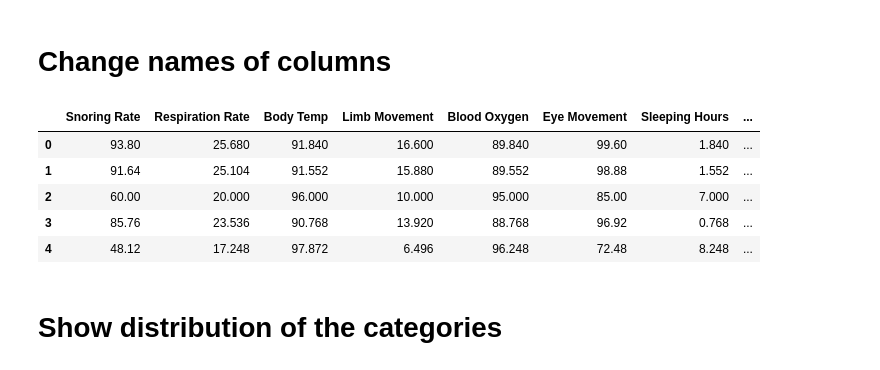
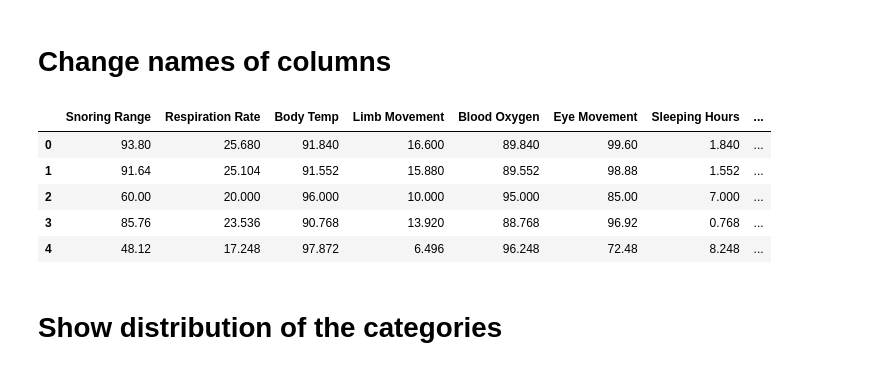
Before and after one commit to mkerekes1427/CAP-4770-Final-Project, a Jupyter notebook: sleep-datascience-notebook.ipynb, the cells around one changed output. Drawn from its saved outputs; the diff is of its cells as text; code cells hidden in the pictures.

```diff
--- a/sleep-datascience-notebook.ipynb
+++ b/sleep-datascience-notebook.ipynb
@@ -43,12 +63,12 @@ dataset.head()
 # %% [markdown]
 # Change names of columns
 # %%
-dataset = dataset.rename(columns={"sr" : "Snoring Rate", "rr" : "Respiration Rate", "t": "Body Temp", "lm" : "Limb Movement",
+dataset = dataset.rename(columns={"sr" : "Snoring Range", "rr" : "Respiration Rate", "t": "Body Temp", "lm" : "Limb Movement",
                        "bo" : "Blood Oxygen", "rem" : "Eye Movement", "sr.1" : "Sleeping Hours", "hr" : "Heart Rate", "sl" : "Stress Level"})
 
 dataset.head()
 # %% [output]
-|  | Snoring Rate | Respiration Rate | Body Temp | Limb Movement | Blood Oxygen | Eye Movement | Sleeping Hours | ... |
+|  | Snoring Range | Respiration Rate | Body Temp | Limb Movement | Blood Oxygen | Eye Movement | Sleeping Hours | ... |
 | 0 | 93.80 | 25.680 | 91.840 | 16.600 | 89.840 | 99.60 | 1.840 | ... |
 | 1 | 91.64 | 25.104 | 91.552 | 15.880 | 89.552 | 98.88 | 1.552 | ... |
 | 2 | 60.00 | 20.000 | 96.000 | 10.000 | 95.000 | 85.00 | 7.000 | ... |
```
Also changed, not shown: parts of 42 cells of this notebook.
